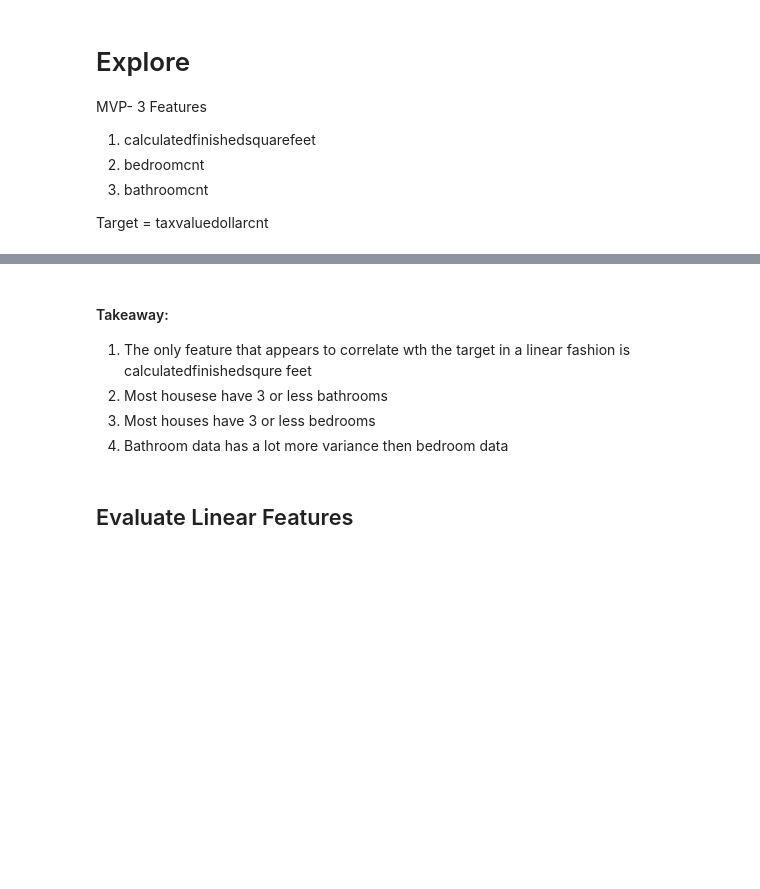
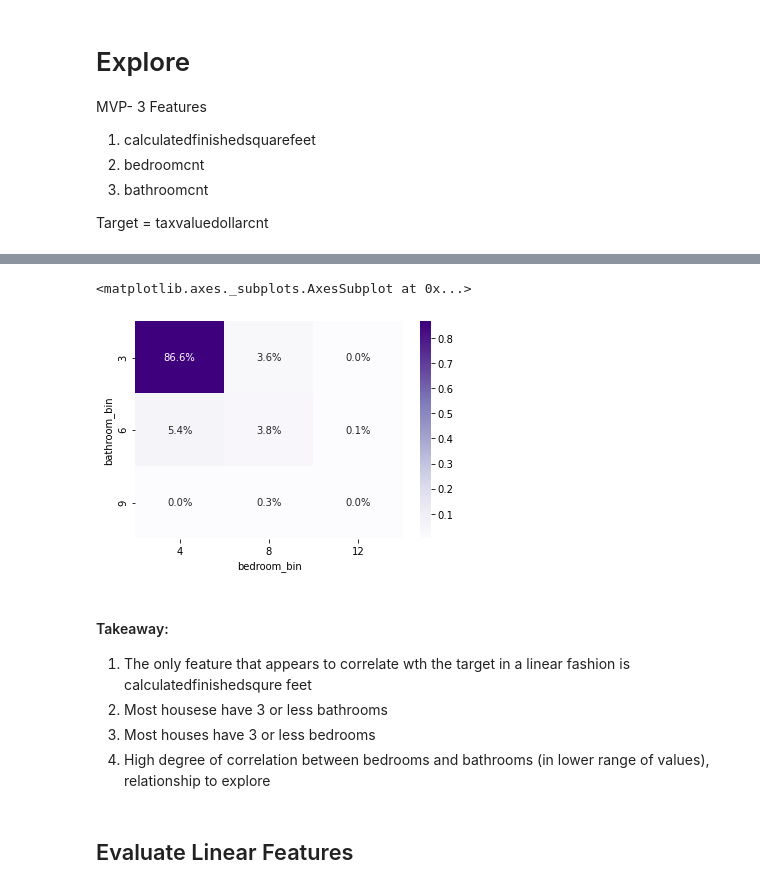
Before and after one commit to CY-Data-Services/zillow_regression_project, a Jupyter notebook: Zillow Regression Project/corey_notebook.ipynb, the cells around one changed output, grey strips where cells are left out. Saved outputs shown, nothing was run; the diff lists cells and outputs as text; code cells hidden in the pictures; blank space fills up the shorter version.

```diff
--- a/Zillow Regression Project/corey_notebook.ipynb
+++ b/Zillow Regression Project/corey_notebook.ipynb
@@ -87,15 +95,17 @@ plt.show()
 # %%
-# Categorical and Categorical
-
-ctab = pd.crosstab(train.exam1_letter_grade, train.classroom, normalize=True)
+# Heatmap of bined values (Categorical and Categorical)
+ctab = pd.crosstab(X_train_explore.bathroom_bin, X_train_explore.bedroom_bin, normalize=True)
 sns.heatmap(ctab, cmap='Purples', annot=True, fmt='.1%')
+# %% [output]
+<matplotlib.axes._subplots.AxesSubplot at 0x...>
+[figure, added]
 # %% [markdown]
 #### Takeaway:
 
 1. The only feature that appears to correlate wth the target in a linear fashion is calculatedfinishedsqure feet
 2. Most housese have 3 or less bathrooms
 3. Most houses have 3 or less bedrooms
-4. Bathroom data has a lot more variance then bedroom data
+4. High degree of correlation between bedrooms and bathrooms (in lower range of values), relationship to explore
 # %% [markdown]
 ## Evaluate Linear Features
 # %%
```
Also changed, not shown: parts of 23 cells of this notebook.
